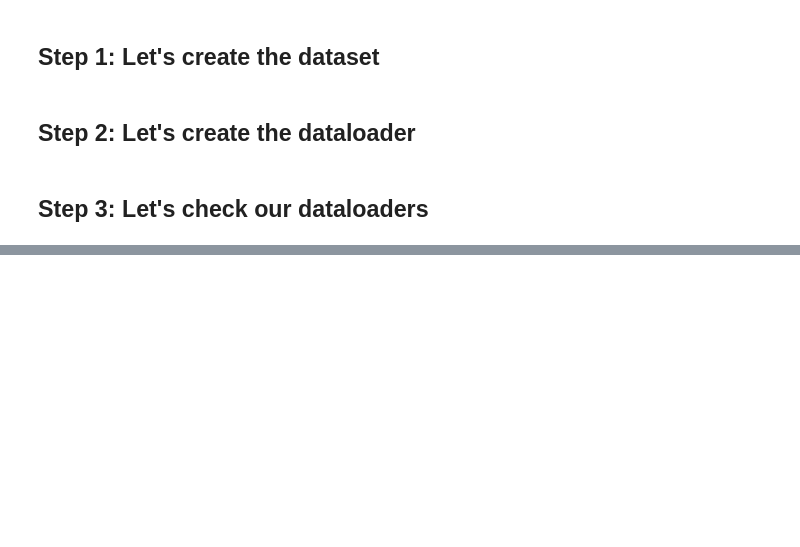
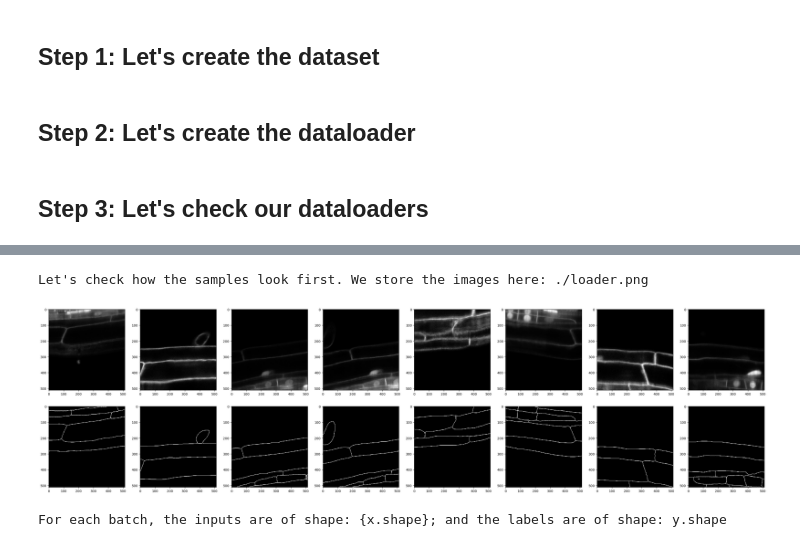
Before and after one commit to constantinpape/torch-em, a Jupyter notebook: notebooks/tutorial_create_dataloaders.ipynb, the cells around one changed output, grey strips where cells are left out. Drawn from its saved outputs; the diff is of its cells as text; code cells hidden in the pictures; blank space fills up the shorter version.

```diff
--- a/notebooks/tutorial_create_dataloaders.ipynb
+++ b/notebooks/tutorial_create_dataloaders.ipynb
@@ -129,2 +203,23 @@ with h5py.File(image_path[0]) as f:
+# %%
+# PlantSeg dataset
+# We observe that all the inputs are volume images, with a different number if slices in each stack
+# Now, let's create a dataset for boundary labels
+
+from torch_em.transform.label import BoundaryTransform
+
+patch_shape = (1, 512, 512)
+
+volume_paths = glob(os.path.join(plantseg_root_path, "*.h5"))
+
+plantseg_root_dataset = default_segmentation_dataset(
+    raw_paths=volume_paths,
+    raw_key="raw",
+    label_paths=volume_paths,
+    label_key="label",
+    patch_shape=patch_shape,
+    label_transform=BoundaryTransform(),
+    ndim=2,
+
+)
 # %% [markdown]
 ## Step 2: Let's create the dataloader
@@ -135,5 +232,7 @@ with h5py.File(image_path[0]) as f:
 # %%
 # PlantSeg dataloader
+
+plantseg_root_loader = get_data_loader(plantseg_root_dataset, batch_size=2)
 # %% [markdown]
 ## Step 3: Let's check our dataloaders
 # %%
@@ -151,0 +259,7 @@ def look_at_chosen_loader(chosen_loader, do_run=False):
+# %%
+# Visualize PlantSeg (Root) dataloader
+look_at_chosen_loader(plantseg_root_loader, do_run=True)
+# %% [output]
+Let's check how the samples look first. We store the images here: ./loader.png
+[figure, added]
+For each batch, the inputs are of shape: {x.shape}; and the labels are of shape: y.shape
```
Also changed, not shown: parts of 22 cells of this notebook.
